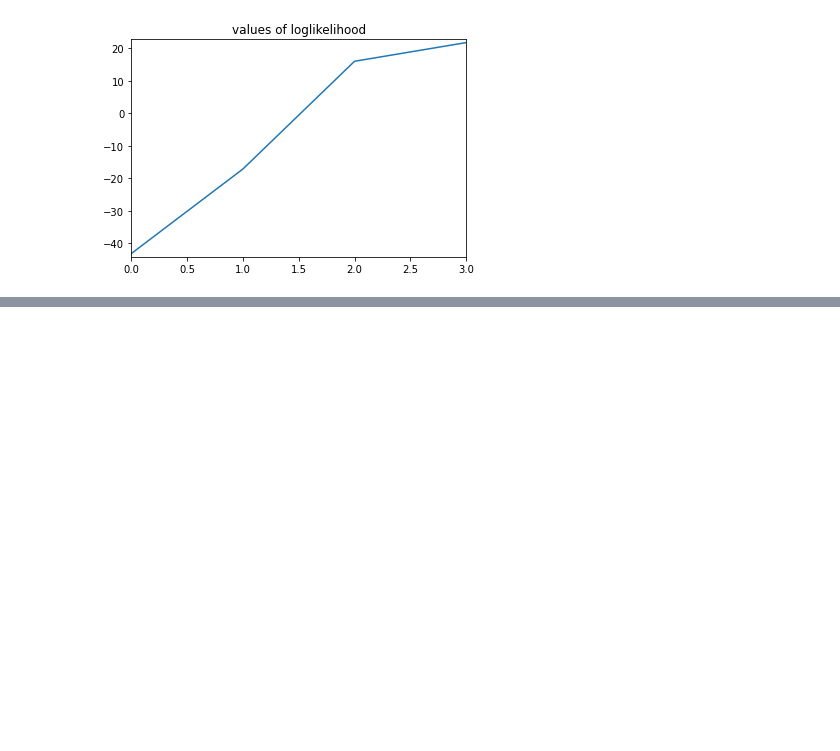
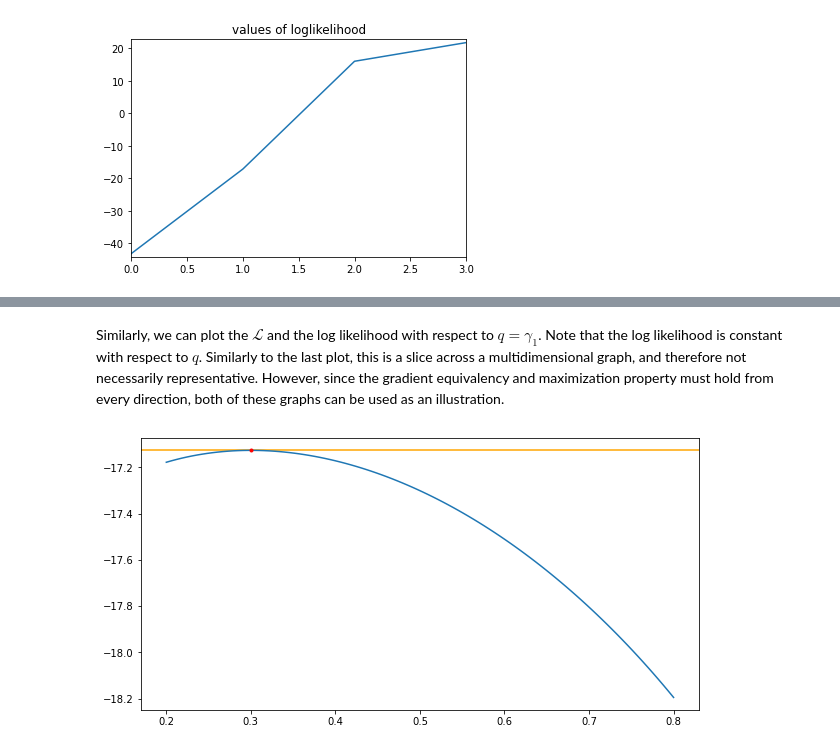
Before and after one commit to M-crypto645/Mathematical-Data-Science-Project, a Jupyter notebook: EM_algorithm_paper_with_comments.ipynb, the cells around one changed output, grey strips where cells are left out. Saved outputs shown, nothing was run; the diff lists cells and outputs as text; code cells hidden in the pictures; blank space fills up the shorter version.

```diff
--- a/EM_algorithm_paper_with_comments.ipynb
+++ b/EM_algorithm_paper_with_comments.ipynb
@@ -583,0 +513,13 @@ SyntaxError: invalid syntax (Temp/ipykernel_11520/2412019276.py, line 19)
+# %% [markdown]
+Similarly, we can plot the $\mathcal{L}$ and the log likelihood with respect to $q=\gamma_1$. Note that the log likelihood is constant with respect to $q$. Similarly to the last plot, this is a slice across a multidimensional graph, and therefore not necessarily representative. However, since the gradient equivalency and maximization property must hold from every direction, both of these graphs can be used as an illustration.
+# %%
+gamma = np.tile(np.linspace(0.2, 0.8, 100), (100, 1))
+y = one_d_log_likelihood(x, mu_1, mu_2, sigma_1, sigma_2, pi_1)
+fig = plt.figure(figsize = (10,5))
+plt.axhline(y = y, color = 'orange', linestyle = '-')
+z = one_d_L(x, mu_1, mu_2, sigma_1, sigma_2, pi_1, gamma)
+plt.plot(gamma[0], z)
+plt.plot(gamma_1[0],  one_d_L(x, mu_1, mu_2, sigma_1, sigma_2, pi_1, gamma_1), marker='.', color="red")
+plt.show()
+# %% [output]
+[figure, added]
```
Also changed, not shown: parts of 19 cells of this notebook.
